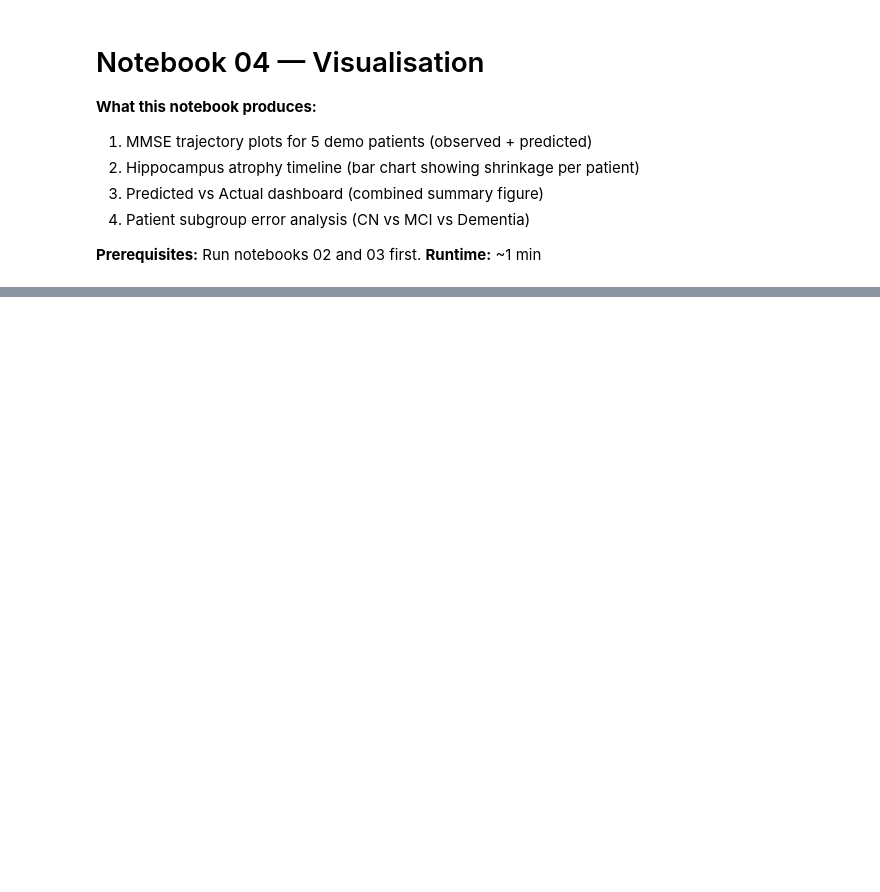
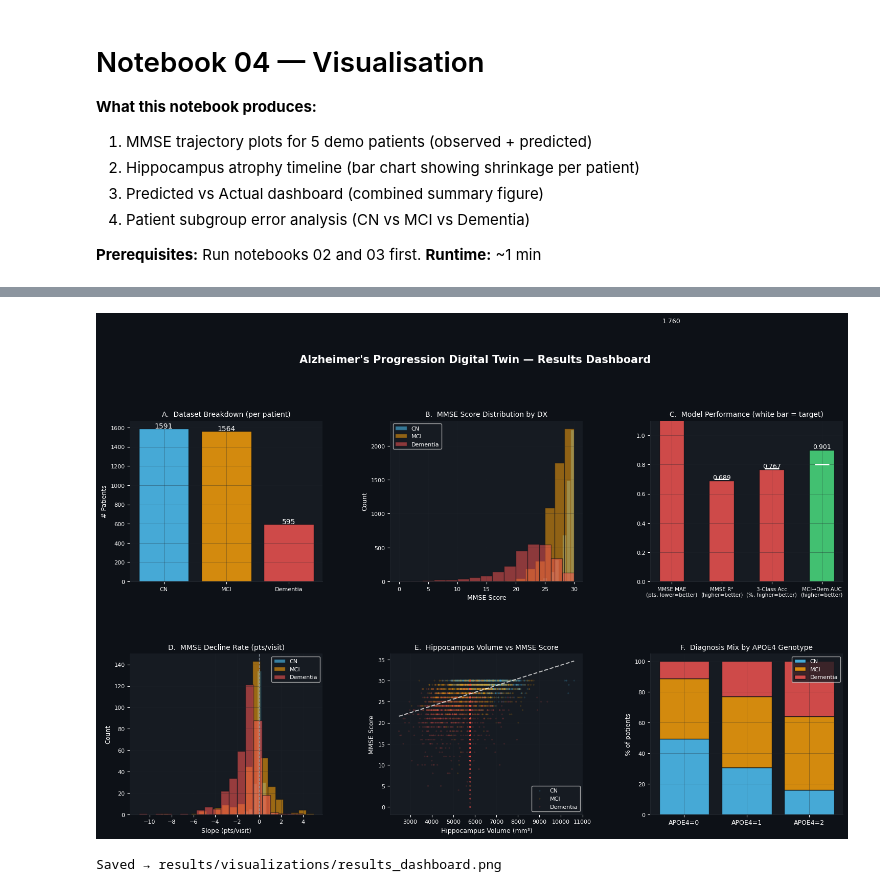
Before and after one commit to evanimenon/alzheimers-digital-twin, a Jupyter notebook: 04_visualization.ipynb, the cells around one changed output, grey strips where cells are left out. Cells and saved outputs as stored; diff of their text form; code cells hidden in the pictures; blank space fills up the shorter version.

```diff
--- a/04_visualization.ipynb
+++ b/04_visualization.ipynb
@@ -327,7 +340,7 @@ slope_data = []
 for rid, g in df.dropna(subset=['MMSE','visit_num','DX']).groupby('RID'):
     g = g.sort_values('visit_num')
     if len(g) < 2: continue
-    s = np.polyfit(g['visit_num'], g['MMSE'].fillna(method='ffill'), 1)[0]
+    s = np.polyfit(g['visit_num'], g['MMSE'].ffill(), 1)[0]
     slope_data.append({'DX': g['DX'].iloc[-1], 'slope': s})
 slope_df = pd.DataFrame(slope_data)
 
@@ -361,33 +374,36 @@ ax_e.legend(facecolor=PANEL, labelcolor=FG, fontsize=8)
 ax_f = fig.add_subplot(gs[1, 2])
 style_ax(ax_f)
 apoe_dx = (df.drop_duplicates('RID')
              .dropna(subset=['APOE4','DX'])
              .groupby(['APOE4','DX'])
              .size().unstack(fill_value=0))
 apoe_pct = apoe_dx.div(apoe_dx.sum(axis=1), axis=0) * 100
 
 bottom = np.zeros(len(apoe_pct))
 colors_stacked = [C_CN, C_MCI, C_DEM]
 for col, col_color in zip(['CN','MCI','Dementia'], colors_stacked):
     if col in apoe_pct.columns:
         vals = apoe_pct[col].values
         ax_f.bar([f'APOE4={int(x)}' for x in apoe_pct.index],
                  vals, bottom=bottom, label=col,
                  color=col_color, alpha=0.85, edgecolor=BG)
         bottom += vals
 
 ax_f.set_title('F.  Diagnosis Mix by APOE4 Genotype', fontsize=10, color=FG)
 ax_f.set_ylabel('% of patients', fontsize=9)
 ax_f.legend(facecolor=PANEL, labelcolor=FG, fontsize=8)
 ax_f.tick_params(axis='x', labelsize=9)
 
 fig.suptitle("Alzheimer's Progression Digital Twin — Results Dashboard",
              color=FG, fontsize=15, fontweight='bold', y=1.01)
 
 path4 = 'results/visualizations/results_dashboard.png'
 plt.savefig(path4, dpi=150, bbox_inches='tight', facecolor=BG)
 plt.show()
 print(f'Saved → {path4}')
+# %% [output]
+[figure, added]
+Saved → results/visualizations/results_dashboard.png
 # %%
 # ── Cell 7: Figure 5 — Error analysis by patient subgroup ─────────────
 #
```
Also changed, not shown: parts of 7 cells of this notebook, 5 other files.
